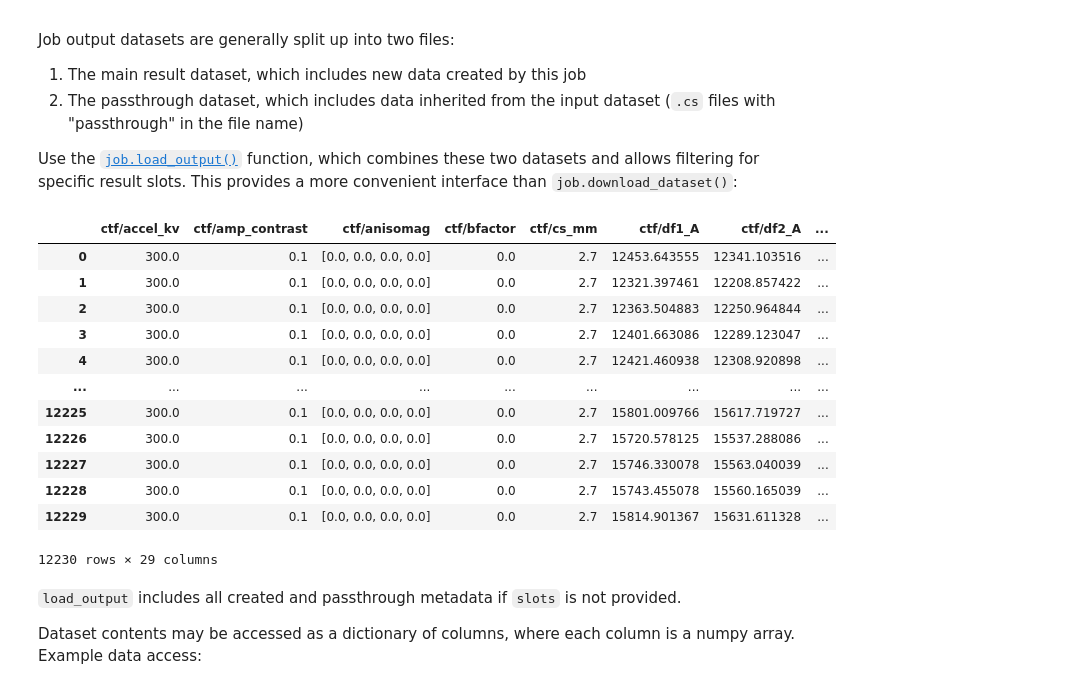
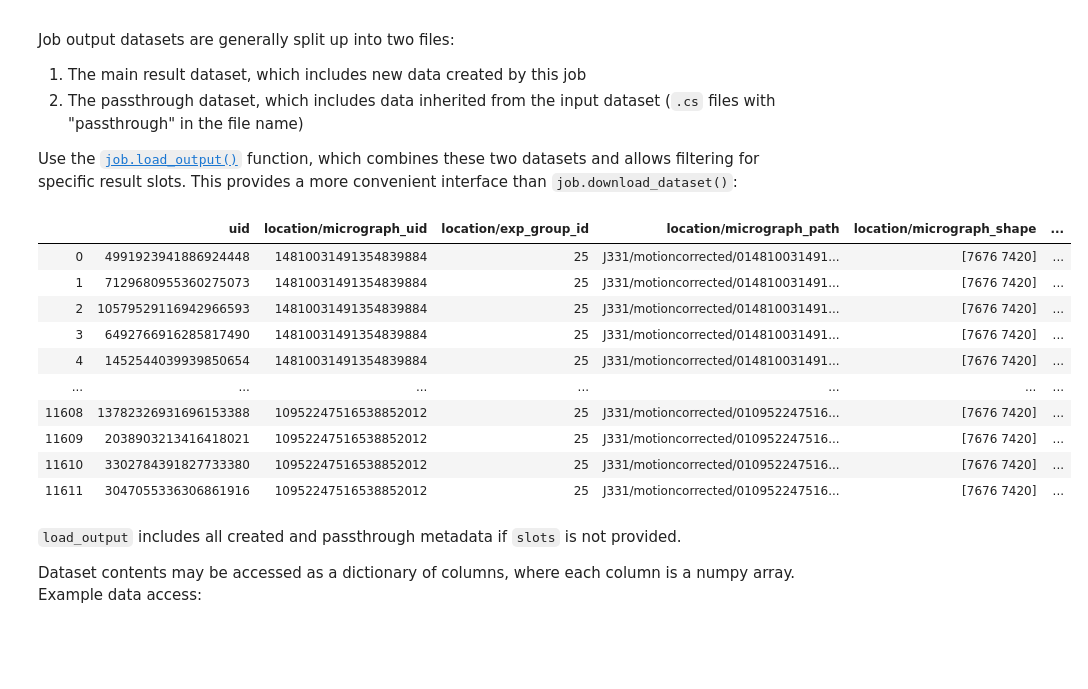
Before and after one commit to cryoem-uoft/cryosparc-tools, a Jupyter notebook: docs/guides/jobs.ipynb, the cells around one changed output. Drawn from its saved outputs; the diff is of its cells as text; code cells hidden in the pictures; blank space fills up the shorter version.

```diff
--- a/docs/guides/jobs.ipynb
+++ b/docs/guides/jobs.ipynb
@@ -17,6 +17,6 @@ To get started, first initialize the CryoSPARC client from the `cryosparc.tools`
 # %%
 from cryosparc.tools import CryoSPARC
 
-cs = CryoSPARC("http://cryoem0.sbi:61002")
+cs = CryoSPARC("http://cryoem0.sbi:61000")
 assert cs.test_connection()
 # %% [output]
@@ -62,6 +88,6 @@ Note the UID of the new job in the given workspace.
 
 You may also use [`project.find_job()`](cryosparc.controllers.project.ProjectController.find_job) to load a job that was manually-created in the CryoSPARC interface:
 # %%
-job = project.find_job("J96")
+job = project.find_job("J1405")
 job.uid, job.type, job.status
 # %% [output]
@@ -277,21 +299,19 @@ Job output datasets are generally split up into two files:
 Use the [`job.load_output()`](cryosparc.controllers.job.JobController.load_output) function, which combines these two datasets and allows filtering for specific result slots. This provides a more convenient interface than `job.download_dataset()`:
 # %%
 particles = job.load_output("particles", slots=["location", "ctf"])
-pd.DataFrame(particles.rows())
+particles
 # %% [output]
-|  | ctf/accel_kv | ctf/amp_contrast | ctf/anisomag | ctf/bfactor | ctf/cs_mm | ctf/df1_A | ctf/df2_A | ... |
-| 0 | 300.0 | 0.1 | [0.0, 0.0, 0.0, 0.0] | 0.0 | 2.7 | 12453.643555 | 12341.103516 | ... |
-| 1 | 300.0 | 0.1 | [0.0, 0.0, 0.0, 0.0] | 0.0 | 2.7 | 12321.397461 | 12208.857422 | ... |
-| 2 | 300.0 | 0.1 | [0.0, 0.0, 0.0, 0.0] | 0.0 | 2.7 | 12363.504883 | 12250.964844 | ... |
-| 3 | 300.0 | 0.1 | [0.0, 0.0, 0.0, 0.0] | 0.0 | 2.7 | 12401.663086 | 12289.123047 | ... |
-| 4 | 300.0 | 0.1 | [0.0, 0.0, 0.0, 0.0] | 0.0 | 2.7 | 12421.460938 | 12308.920898 | ... |
-| ... | ... | ... | ... | ... | ... | ... | ... | ... |
-| 12225 | 300.0 | 0.1 | [0.0, 0.0, 0.0, 0.0] | 0.0 | 2.7 | 15801.009766 | 15617.719727 | ... |
-| 12226 | 300.0 | 0.1 | [0.0, 0.0, 0.0, 0.0] | 0.0 | 2.7 | 15720.578125 | 15537.288086 | ... |
-| 12227 | 300.0 | 0.1 | [0.0, 0.0, 0.0, 0.0] | 0.0 | 2.7 | 15746.330078 | 15563.040039 | ... |
-| 12228 | 300.0 | 0.1 | [0.0, 0.0, 0.0, 0.0] | 0.0 | 2.7 | 15743.455078 | 15560.165039 | ... |
-| 12229 | 300.0 | 0.1 | [0.0, 0.0, 0.0, 0.0] | 0.0 | 2.7 | 15814.901367 | 15631.611328 | ... |
+|  | uid | location/micrograph_uid | location/exp_group_id | location/micrograph_path | location/micrograph_shape | ... |
+| 0 | 4991923941886924448 | 14810031491354839884 | 25 | J331/motioncorrected/014810031491... | [7676 7420] | ... |
+| 1 | 7129680955360275073 | 14810031491354839884 | 25 | J331/motioncorrected/014810031491... | [7676 7420] | ... |
+| 2 | 10579529116942966593 | 14810031491354839884 | 25 | J331/motioncorrected/014810031491... | [7676 7420] | ... |
+| 3 | 6492766916285817490 | 14810031491354839884 | 25 | J331/motioncorrected/014810031491... | [7676 7420] | ... |
+| 4 | 1452544039939850654 | 14810031491354839884 | 25 | J331/motioncorrected/014810031491... | [7676 7420] | ... |
+| ... | ... | ... | ... | ... | ... | ... |
+| 11608 | 13782326931696153388 | 10952247516538852012 | 25 | J331/motioncorrected/010952247516... | [7676 7420] | ... |
+| 11609 | 2038903213416418021 | 10952247516538852012 | 25 | J331/motioncorrected/010952247516... | [7676 7420] | ... |
+| 11610 | 3302784391827733380 | 10952247516538852012 | 25 | J331/motioncorrected/010952247516... | [7676 7420] | ... |
+| 11611 | 3047055336306861916 | 10952247516538852012 | 25 | J331/motioncorrected/010952247516... | [7676 7420] | ... |
-12230 rows × 29 columns
 # %% [markdown]
 `load_output` includes all created and passthrough metadata if `slots` is not provided.
 
```
Also changed, not shown: parts of 23 cells of this notebook, 1 other file.
